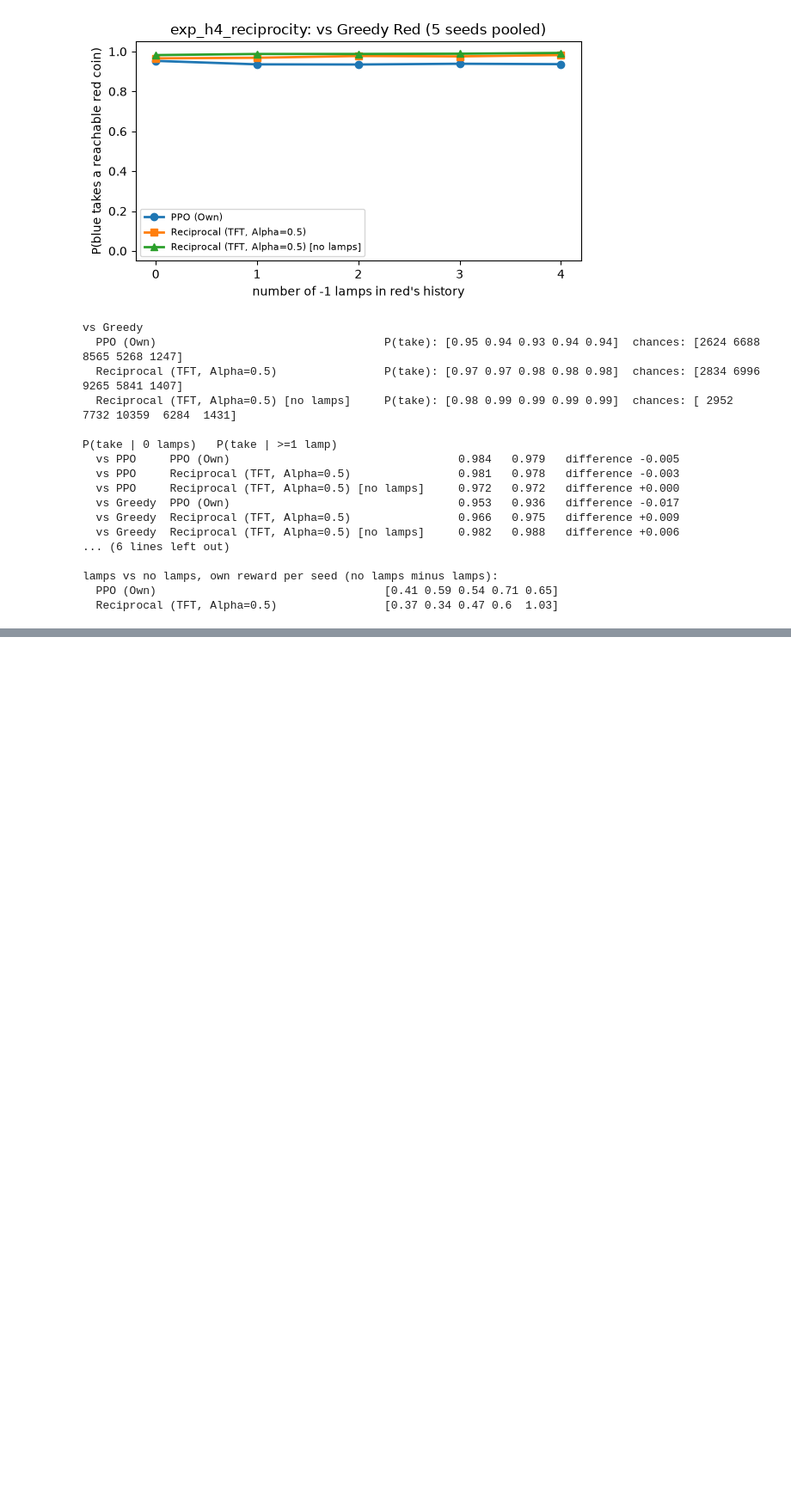
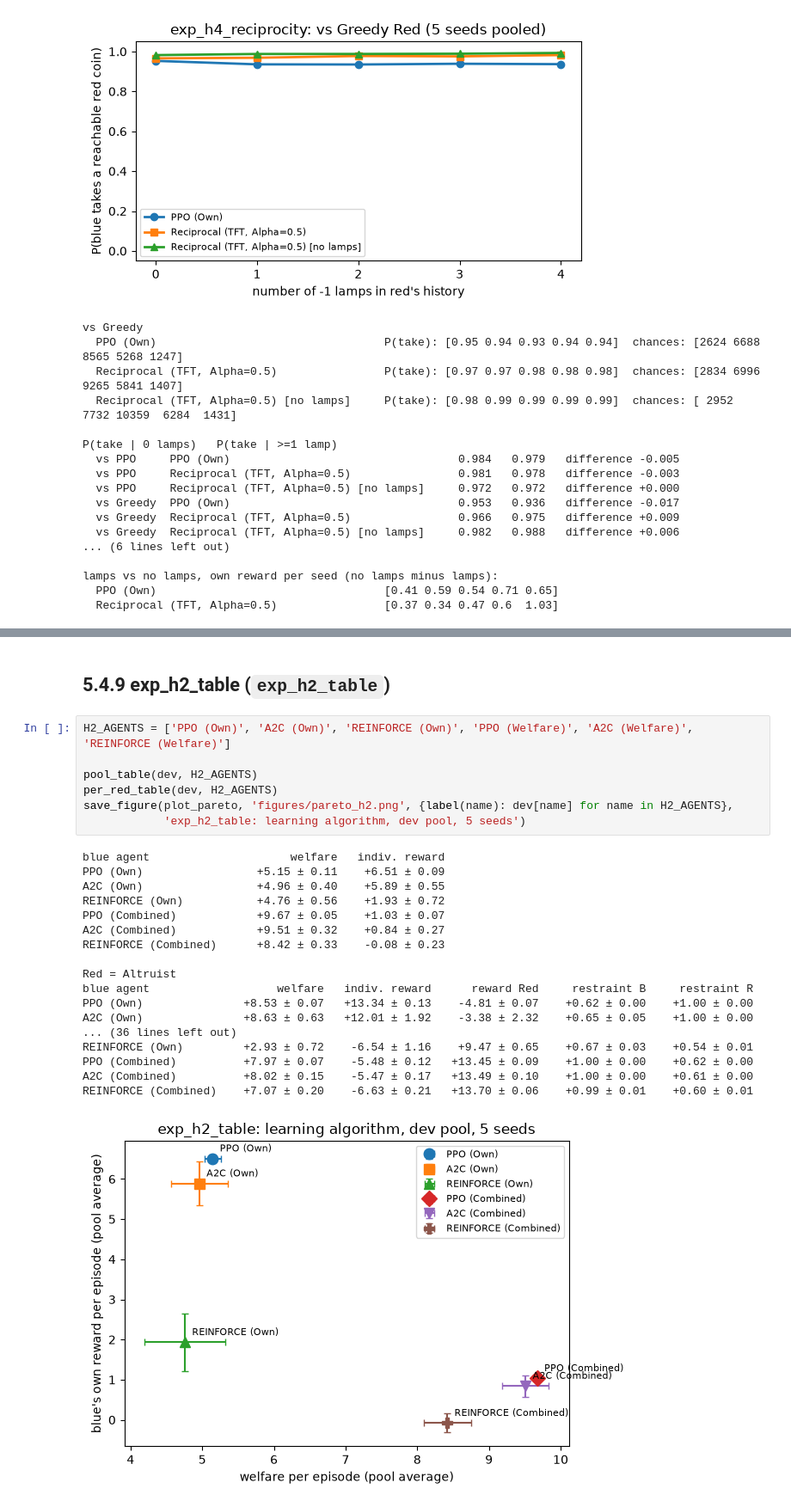
Before and after one commit to Bartva1/assignment1, a Jupyter notebook: Assignment1-baseline.ipynb, the cells around one changed output, grey strips where cells are left out. Shown at 86% size. Drawn from its saved outputs; the diff is of its cells as text; blank space fills up the shorter version.

```diff
--- a/Assignment1-baseline.ipynb
+++ b/Assignment1-baseline.ipynb
@@ -1300,0 +1391,28 @@ lamps vs no lamps, own reward per seed (no lamps minus lamps):
+# %% [markdown]
+## 5.4.9 exp_h2_table (`exp_h2_table`)
+# %%
+H2_AGENTS = ['PPO (Own)', 'A2C (Own)', 'REINFORCE (Own)', 'PPO (Welfare)', 'A2C (Welfare)', 'REINFORCE (Welfare)']
+
+pool_table(dev, H2_AGENTS)
+per_red_table(dev, H2_AGENTS)
+save_figure(plot_pareto, 'figures/pareto_h2.png', {label(name): dev[name] for name in H2_AGENTS},
+            'exp_h2_table: learning algorithm, dev pool, 5 seeds')
+# %% [output]
+blue agent                     welfare   indiv. reward
+PPO (Own)                 +5.15 ± 0.11    +6.51 ± 0.09
+A2C (Own)                 +4.96 ± 0.40    +5.89 ± 0.55
+REINFORCE (Own)           +4.76 ± 0.56    +1.93 ± 0.72
+PPO (Combined)            +9.67 ± 0.05    +1.03 ± 0.07
+A2C (Combined)            +9.51 ± 0.32    +0.84 ± 0.27
+REINFORCE (Combined)      +8.42 ± 0.33    -0.08 ± 0.23
+
+Red = Altruist
+blue agent                   welfare   indiv. reward      reward Red     restraint B     restraint R
+PPO (Own)               +8.53 ± 0.07   +13.34 ± 0.13    -4.81 ± 0.07    +0.62 ± 0.00    +1.00 ± 0.00
+A2C (Own)               +8.63 ± 0.63   +12.01 ± 1.92    -3.38 ± 2.32    +0.65 ± 0.05    +1.00 ± 0.00
+... (36 lines left out)
+REINFORCE (Own)         +2.93 ± 0.72    -6.54 ± 1.16    +9.47 ± 0.65    +0.67 ± 0.03    +0.54 ± 0.01
+PPO (Combined)          +7.97 ± 0.07    -5.48 ± 0.12   +13.45 ± 0.09    +1.00 ± 0.00    +0.62 ± 0.00
+A2C (Combined)          +8.02 ± 0.15    -5.47 ± 0.17   +13.49 ± 0.10    +1.00 ± 0.00    +0.61 ± 0.00
+REINFORCE (Combined)    +7.07 ± 0.20    -6.63 ± 0.21   +13.70 ± 0.06    +0.99 ± 0.01    +0.60 ± 0.01
+[figure, added]
```
Also changed, not shown: parts of 6 cells of this notebook, 1 other file.
